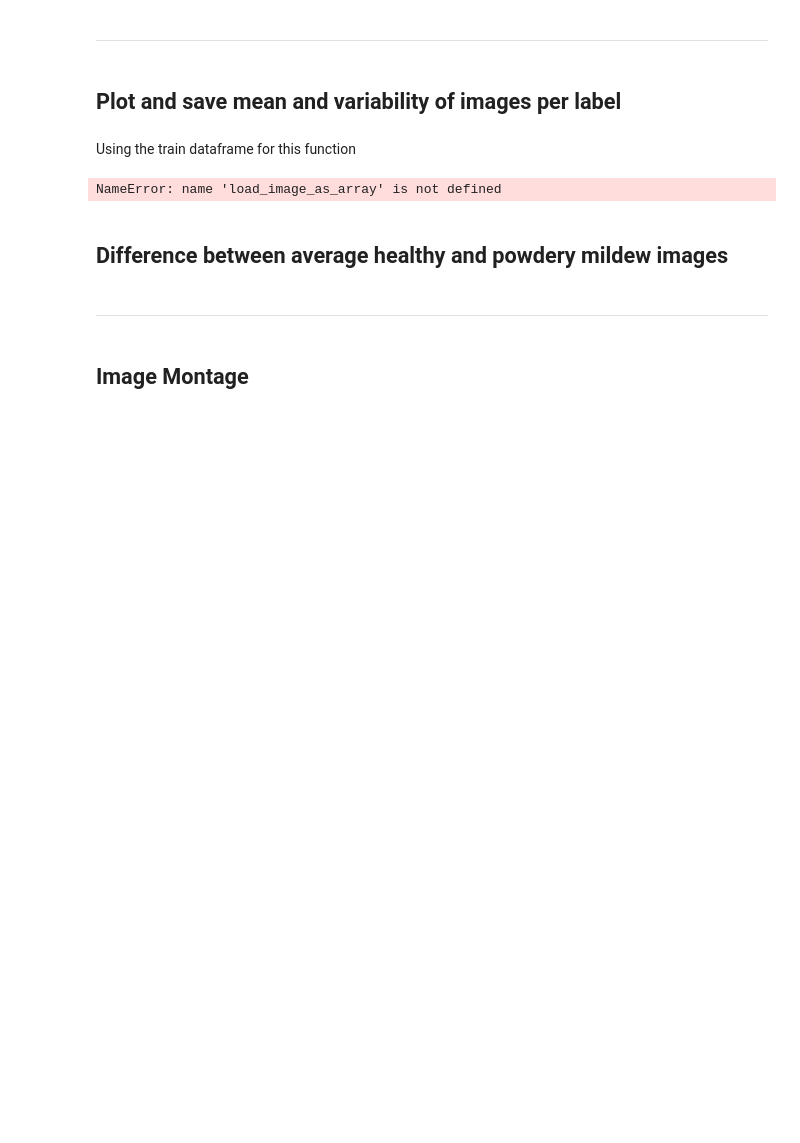
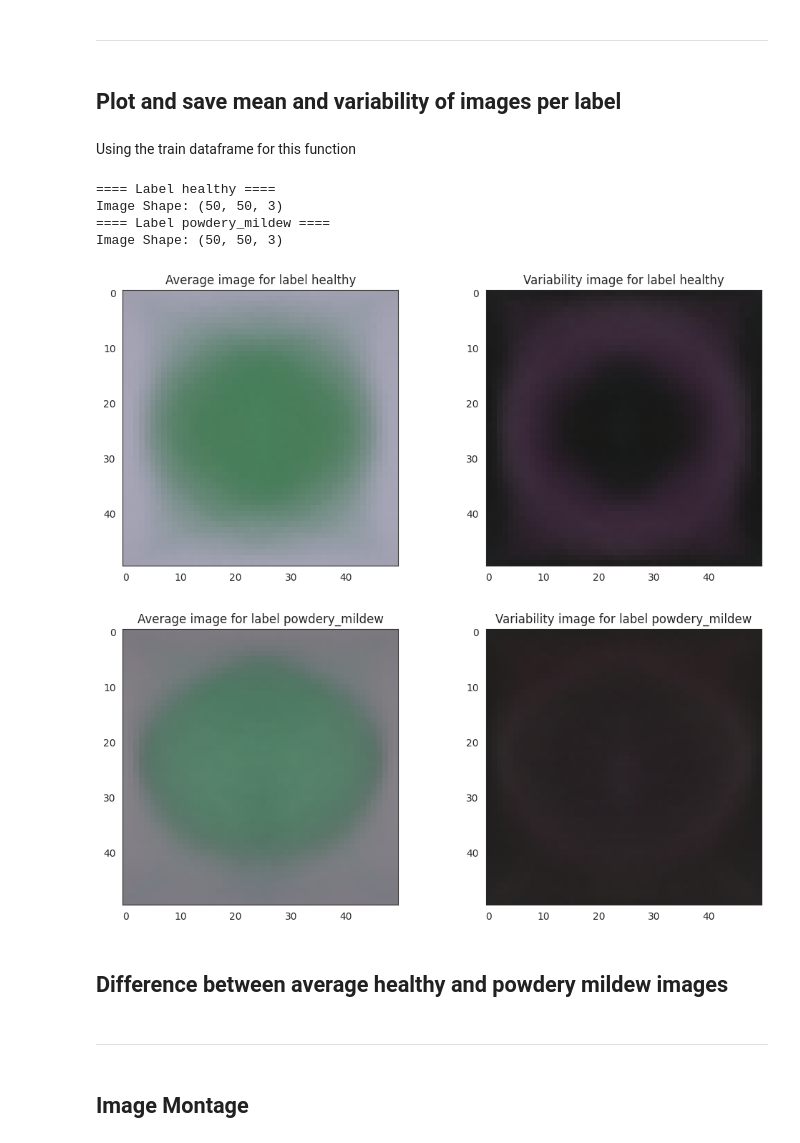
Before and after one commit to idamariasofie/mildew-detection, a Jupyter notebook: jupyter_notebooks/DataVisualization.ipynb, the cells around one changed output. Cells and saved outputs as stored; diff of their text form; code cells hidden in the pictures; blank space fills up the shorter version.

Commit message:
plot mean variability per label

```diff
--- a/jupyter_notebooks/DataVisualization.ipynb
+++ b/jupyter_notebooks/DataVisualization.ipynb
@@ -214,48 +214,50 @@ Test labels shape: (844,)
 # %% [markdown]
 Using the train dataframe for this function
 # %%
-# Declare X_train and y_train
-X_train, y_train = load_image_as_array(dataframe=train_df, new_size=image_shape, n_images_per_label=30)
+def plot_mean_variability_per_labels(X, y, figsize=(12, 5), save_image=False, file_path="."):
+    """
+    Plot mean and variability of images per label.
 
-def plot_mean_variability_per_labels(X_train, y_train, dataframe, figsize=(12, 5), save_image=False):
+    Parameters:
+        X (numpy.ndarray): Array of images.
+        y (numpy.ndarray): Array of corresponding labels.
+        figsize (tuple): Size of the figure.
+        save_image (bool): Whether to save the image or not.
+        file_path (str): Path to save the images.
     """
-    The pseudo-code for the function is:
-    * Loop over all labels
-    * Subset an array for a given label
-    * Calculate the mean and standard deviation
-    * Create a figure displaying the mean and variability of images
-    * Save the image
-    """
-
-    for label_to_display in np.unique(dataframe['label']):
+    for label_to_display in np.unique(y):
         sns.set_style("white")
 
-        y = y_train.reshape(-1, 1, 1)
+        y = y.reshape(-1, 1, 1)
         boolean_mask = np.any(y == label_to_display, axis=1).reshape(-1)
-        arr = X_train[boolean_mask]
+        arr = X[boolean_mask]
 
         avg_img = np.mean(arr, axis=0)
         std_img = np.std(arr, axis=0)
         print(f"==== Label {label_to_display} ====")
         print(f"Image Shape: {avg_img.shape}")
         fig, axes = plt.subplots(nrows=1, ncols=2, figsize=figsize)
         axes[0].set_title(f"Average image for label {label_to_display}")
         axes[0].imshow(avg_img, cmap='gray')
         axes[1].set_title(f"Variability image for label {label_to_display}")
         axes[1].imshow(std_img, cmap='gray')
 
         if save_image:
             plt.savefig(f"{file_path}/avg_var_{label_to_display}.png",
                         bbox_inches='tight', dpi=150)
         else:
             plt.tight_layout()
             plt.show()
             print("\n")
 
-# Call the function to plot mean and variability of images per label
-plot_mean_variability_per_labels(X_train, y_train, train_df, figsize=(12, 5), save_image=True)
+plot_mean_variability_per_labels(X_train, y_train, figsize=(12, 5), save_image=True)
 # %% [output]
-NameError: name 'load_image_as_array' is not defined
+==== Label healthy ====
+Image Shape: (50, 50, 3)
+==== Label powdery_mildew ====
+Image Shape: (50, 50, 3)
+[figure, added]
+[figure, added]
 # %% [markdown]
 ## Difference between average healthy and powdery mildew images
 # %%
```
Also changed, not shown: 7 other files.
